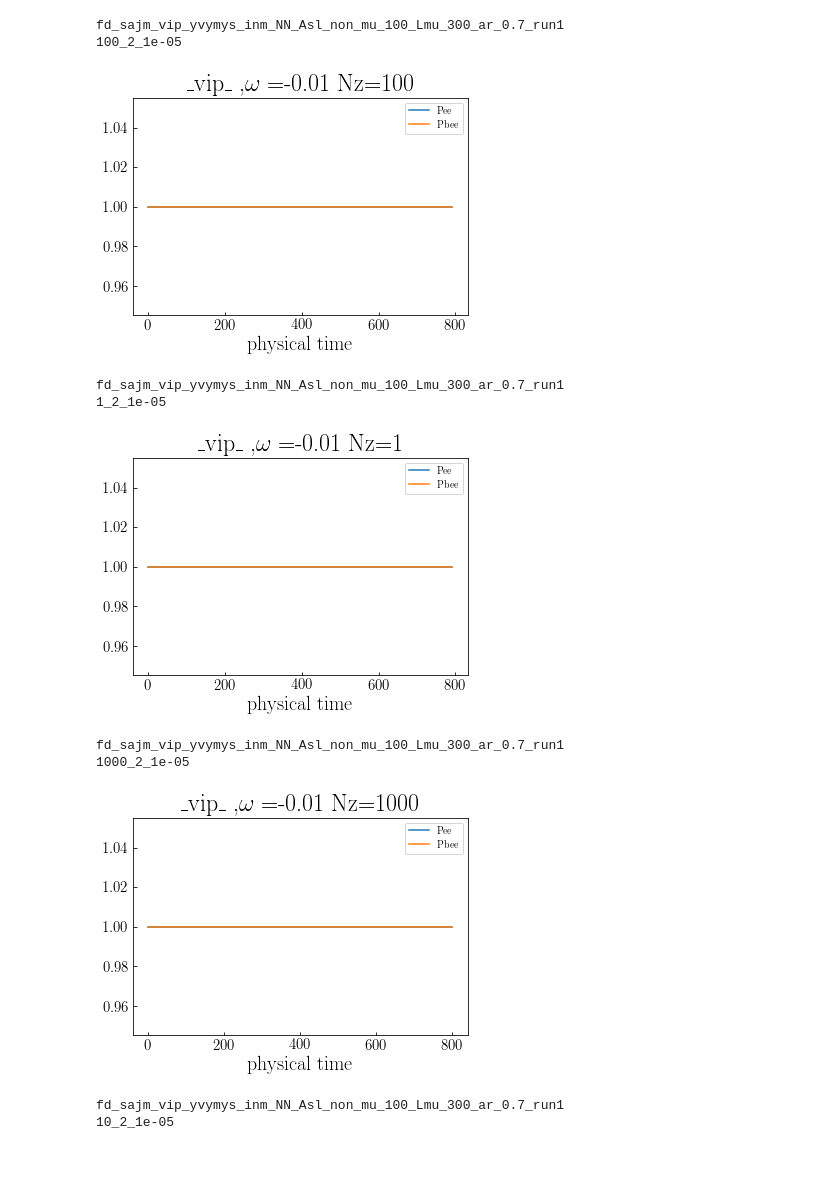
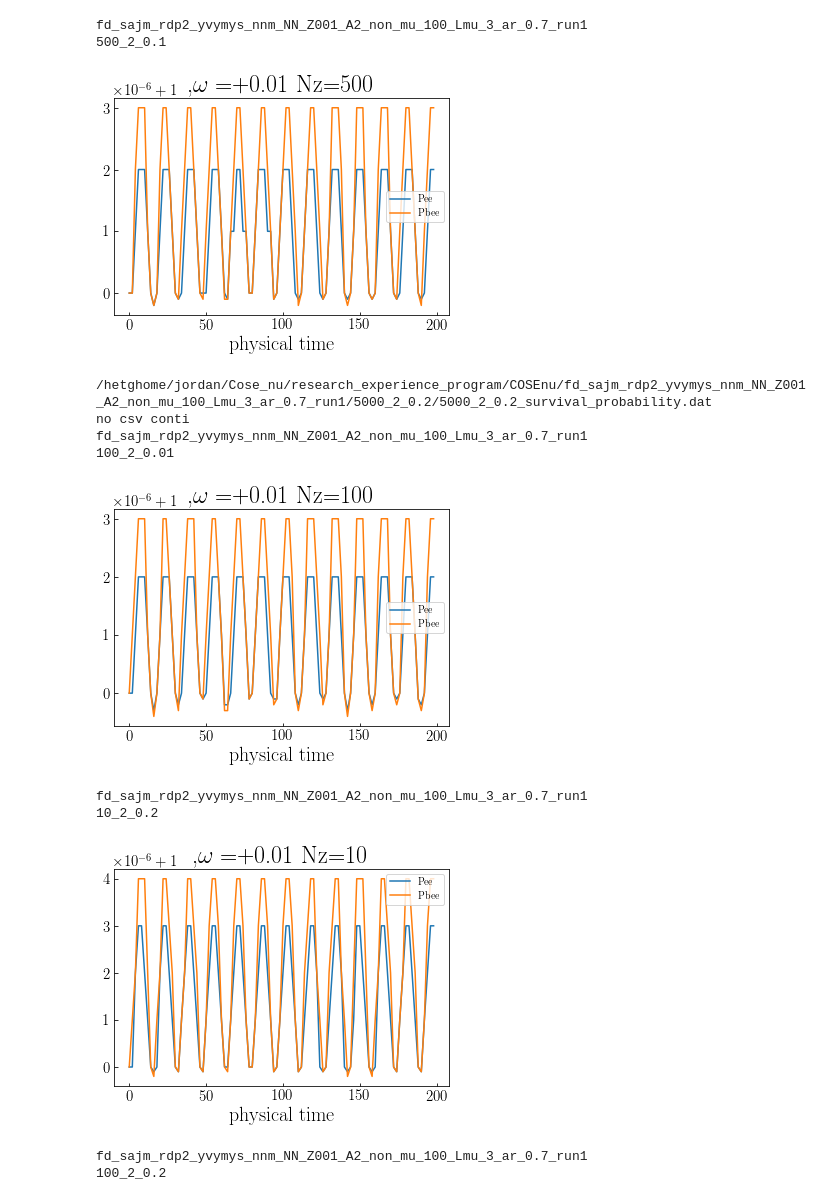
Before and after one commit to Demon-of-Asgard/research_experience_program, a Jupyter notebook: COSEnu/plot_sur_saj.ipynb, the cells around one changed output. Cells and saved outputs as stored; diff of their text form; code cells hidden in the pictures; blank space fills up the shorter version.

```diff
--- a/COSEnu/plot_sur_saj.ipynb
+++ b/COSEnu/plot_sur_saj.ipynb
@@ -198,5 +748,5 @@ fd_sajm_vdp_yvymys_inm_NN_Z1_A2_non_mu_100_Lmu_300_ar_0.7_run3
 # %%
-#plot results of the many grid results sajm
+#plot mu 100
 #!/hetghome/hetgsoft/anaconda3/bin/python3.9
 import matplotlib
 #matplotlib.use('Agg')
@@ -229,16 +779,18 @@ from configparser import ConfigParser
 path = os.getcwd()
 #print(path)
 for h in os.listdir(path):
+    if h !='fd_sajm_rdp2_yvymys_nnm_NN_Z001_A2_non_mu_100_Lmu_3_ar_0.7_run1':
+        continue
     if 'sajm' not in h:
         #print('flat conti')
         continue
-    # if 'vdp' not in h:
-    #     #print('hetg pui conti')
-    #     continue
+    """if 'hetg' not in h:
+        #print('hetg pui conti')
+        continue"""
     if 'NN' not in h:
         #print('n1 conti')
         continue
-    if 'Z1' in h:
+    if '_mu_100' not in h:
         #print('pb conti')
         continue
     if 'yvymys' not in h:
@@ -247,7 +799,7 @@ for h in os.listdir(path):
     """if 'nnm'  not in h:
         print('inm conti')
         continue"""
-    if 'tur' in h:
+    if 'wrn' in h:
         continue
     cc=0
     if '_mu_' in h:
@@ -266,8 +818,10 @@ for h in os.listdir(path):
             mo=''
         if 'vip' in h:
             vp='_vip_'
-        if 'vdp' in h:
+        elif 'vdp' in h:
             vp='_vdp_'
+        else:
+            vp=''
         """if 'rapv' not in h:
             if 'rap' in h:
                 rp='rap'
@@ -297,10 +851,8 @@ for h in os.listdir(path):
                 Nz = float(Para[0])
                 Nvz = float(Para[1])
                 CFL = float(Para[2])
-                # if Nz!=1:
+                # if CFL !=10**-5:
                 #     continue
-                if CFL !=10**-5:
-                    continue
                 #print(path+'/'+h+'/'+i)
                 pign = path+'/'+h+'/'+i+'/'+i+'_survival_probability.jpg'
                 if os.path.exists(pign):
@@ -312,10 +864,8 @@ for h in os.listdir(path):
                 #print(DATA)
                 fn = path+'/'+h+'/'+i+'/'+i+'_survival_probability.dat'
                 if os.path.isfile(fn)==False:
-                    print(h)
-                    print(i)
+                    print(fn)
                     print('no csv conti')
-                    print('---------------------------')
                     continue
                 print(h)
                 print(i)
@@ -325,41 +875,43 @@ for h in os.listdir(path):
                 toflo = {'time':float}
                 DATA = DATA.astype(toflo)
                 #pd.to_numeric(DATA["time"])
                 """for j in DATA["time"]:
                     print(j)
                     print(type(j))"""
                 DATA["physical time"]=DATA["time"].multiply(CFL*dz)
                 #plt.title("dz,dt")
                 #print(DATA.head(),'DATA head')
                 #print(DATA.columns,'DATA[[0]]')
                 #print(DATA)
                 if 'pb' in h:
                     DATA.plot(x="physical time",y=["Pee","Pbee"],title=vp+' '+od+',$\omega=$'+mo+(str(1/float(mu)))[:5]+' [Nz,-$log_{10}$'+r'$\epsilon]$='+str(int(Nz))+', '+pb)
                 else:
                     DATA.plot(x="physical time",y=["Pee","Pbee"],title=vp+' '+od+',$\omega=$'+mo+(str(1/float(mu)))[:5]+r' Nz='+str(int(Nz)))
                 #cc+=1
                 #plt.show()
                 #sys.exit()
                 #DATA.plot(x="time",y="Pbee")#
                 """if 'tur' in h:
                     plt.title("Averaged survival probability (tur) "+i)
                 if 'non' in h:
                     plt.title("Averaged survival probability (w/o tur) "+i)"""
                 plt.show()
                 #DATA.plot()
                 #plt.savefig(pign)
                 plt.close('all')
                 #plt.show()
                 #plt.plot()
 # %% [output]
-fd_sajm_vip_yvymys_inm_NN_Asl_non_mu_100_Lmu_300_ar_0.7_run1
-100_2_1e-05
+fd_sajm_rdp2_yvymys_nnm_NN_Z001_A2_non_mu_100_Lmu_3_ar_0.7_run1
+500_2_0.1
-[figure, old version]
+[figure, new version]
-fd_sajm_vip_yvymys_inm_NN_Asl_non_mu_100_Lmu_300_ar_0.7_run1
-1_2_1e-05
+/hetghome/jordan/Cose_nu/research_experience_program/COSEnu/fd_sajm_rdp2_yvymys_nnm_NN_Z001_A2_non_mu_100_Lmu_3_ar_0.7_run1/5000_2_0.2/5000_2_0.2_survival_probability.dat
+no csv conti
+fd_sajm_rdp2_yvymys_nnm_NN_Z001_A2_non_mu_100_Lmu_3_ar_0.7_run1
+100_2_0.01
-[figure, old version]
+[figure, new version]
-fd_sajm_vip_yvymys_inm_NN_Asl_non_mu_100_Lmu_300_ar_0.7_run1
-1000_2_1e-05
+fd_sajm_rdp2_yvymys_nnm_NN_Z001_A2_non_mu_100_Lmu_3_ar_0.7_run1
+10_2_0.2
-[figure, old version]
+[figure, new version]
-fd_sajm_vip_yvymys_inm_NN_Asl_non_mu_100_Lmu_300_ar_0.7_run1
-10_2_1e-05
+fd_sajm_rdp2_yvymys_nnm_NN_Z001_A2_non_mu_100_Lmu_3_ar_0.7_run1
+100_2_0.2
```
Also changed, not shown: parts of 6 cells of this notebook, 13 other files.
